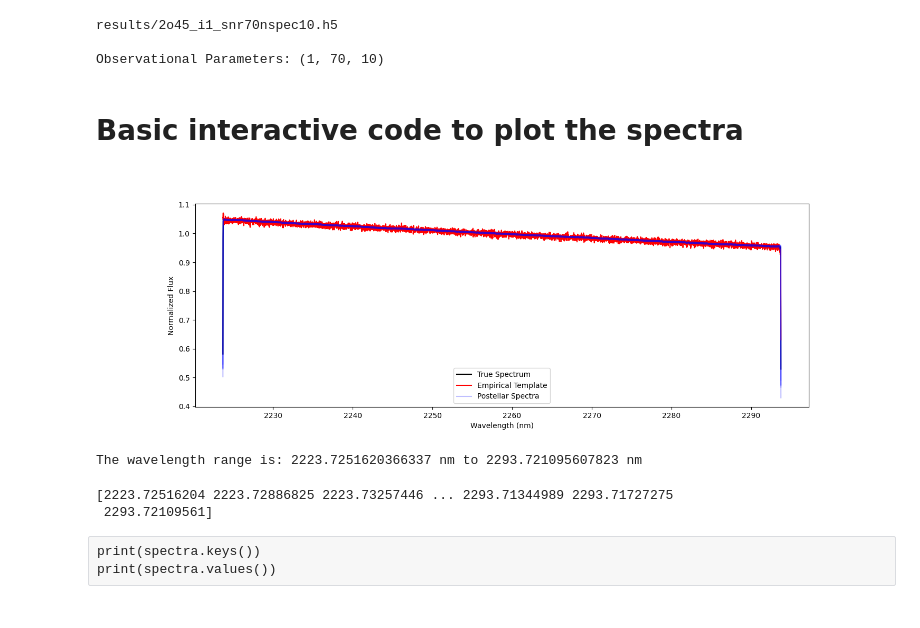
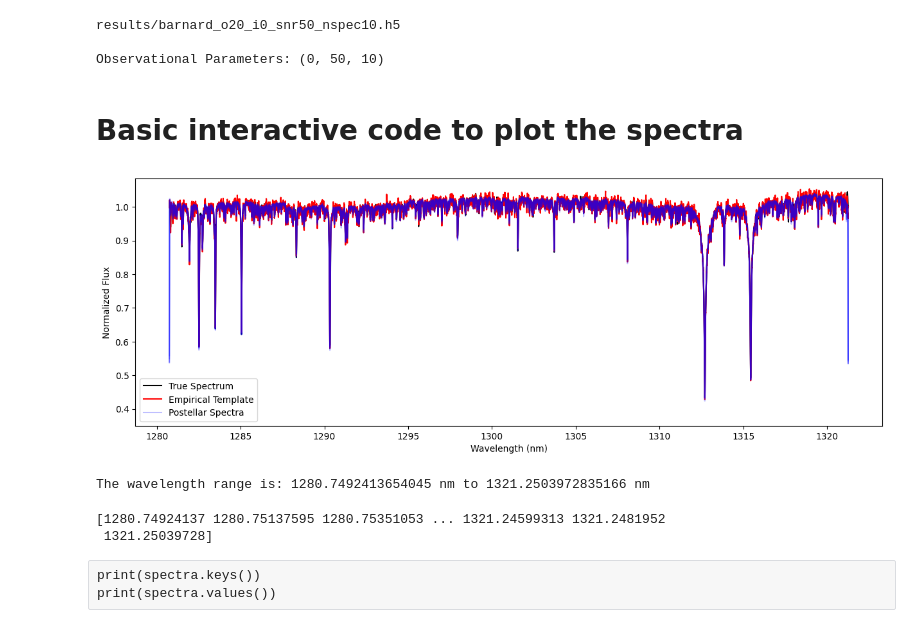
Before and after one commit to dccdoshi/postellar, a Jupyter notebook: scripts/visualize_results.ipynb, the cells around one changed output. Saved outputs shown, nothing was run; the diff lists cells and outputs as text; code cells hidden in the pictures.

```diff
--- a/scripts/visualize_results.ipynb
+++ b/scripts/visualize_results.ipynb
@@ -8,7 +8,7 @@ all_data = {}        # keyed by (snr, nspec)
 
 #choose the file you want to open
 for filename in os.listdir(folder):     #list of the filenames in the results folder
-    if filename.startswith("2o45_i1_snr70nspec10.h5"):   #specify filename HERE
+    if filename.startswith("barnard_o20_i0_snr50_nspec10.h5"):   #specify filename HERE
         filepath = os.path.join(folder, filename)        #FOLDER/FILENAME
         print(filepath)
 
@@ -42,55 +42,56 @@ for filename in os.listdir(folder):     #list of the filenames in the results fo
             non_ones = f['Order']['non_ones'][:]
             inst_wgrid = f['Order']['inst_wgrid'][:]
 # %% [output]
-results/2o45_i1_snr70nspec10.h5
+results/barnard_o20_i0_snr50_nspec10.h5
 
-Observational Parameters: (1, 70, 10)
+Observational Parameters: (0, 50, 10)
 # %% [markdown]
 # Basic interactive code to plot the spectra
 # %%
 #for interactive plotting. May need to pip install ipympl in your environment for this to work.
 # if you don't want interactivity, change to %matplotlib inline
 
-# %matplotlib widget
+%matplotlib inline
 import matplotlib.pylab as plt
 
 #change these to match your file
-i = 1
-snr = 70
+i = 0
+snr = 50
 nspec = 10
 spectra = all_data[(i,snr,nspec)]['spectrum']
 
 ##
 # If you used the phoenix models then you have to include the non_ones index when plotting
 # as well ie spectra['true_spectrum'][0,0,non_ones]
 ##
 
 plt.figure(figsize=(15,5))
-plt.plot(wgrid,spectra['true_spectrum'][0,0, non_ones],c="k",label="True Spectrum")
+plt.plot(wgrid,spectra['true_spectrum'][0,0],c="k",label="True Spectrum")
 plt.plot(wgrid,spectra['template'],c='r',label="Empirical Template")
 for j in range(len(spectra['posterior_spectrum_samples'][0])):
     if j ==0:
         plt.plot(wgrid,spectra['posterior_spectrum_samples'][0,j,0,non_ones],alpha=0.25,c='b',label='Postellar Spectra')
     else:
         plt.plot(wgrid,spectra['posterior_spectrum_samples'][0,j,0,non_ones],alpha=0.25,c='b')
 plt.legend()
 plt.xlabel("Wavelength (nm)")
 plt.ylabel("Normalized Flux")
 
 #at the moment, you can change the bounds on the xaxis to zoom into certain features
-#plt.xlim(1310,1314)
+#plt.xlim(1310,1316)
+plt.ylim(0.35, None)
 plt.show()
 # %% [output]
-[figure, old version]
+[figure, new version]
 # %%
 print(f'The wavelength range is: {wgrid[0]} nm to {wgrid[-1]} nm')
 # %% [output]
-The wavelength range is: 2223.7251620366337 nm to 2293.721095607823 nm
+The wavelength range is: 1280.7492413654045 nm to 1321.2503972835166 nm
 # %%
 print(wgrid)
 # %% [output]
-[2223.72516204 2223.72886825 2223.73257446 ... 2293.71344989 2293.71727275
- 2293.72109561]
+[1280.74924137 1280.75137595 1280.75351053 ... 1321.24599313 1321.2481952
+ 1321.25039728]
 # %% [raw]
 print(spectra.keys())
 print(spectra.values())
```
Also changed, not shown: parts of 2 cells of this notebook, 5 other files.
